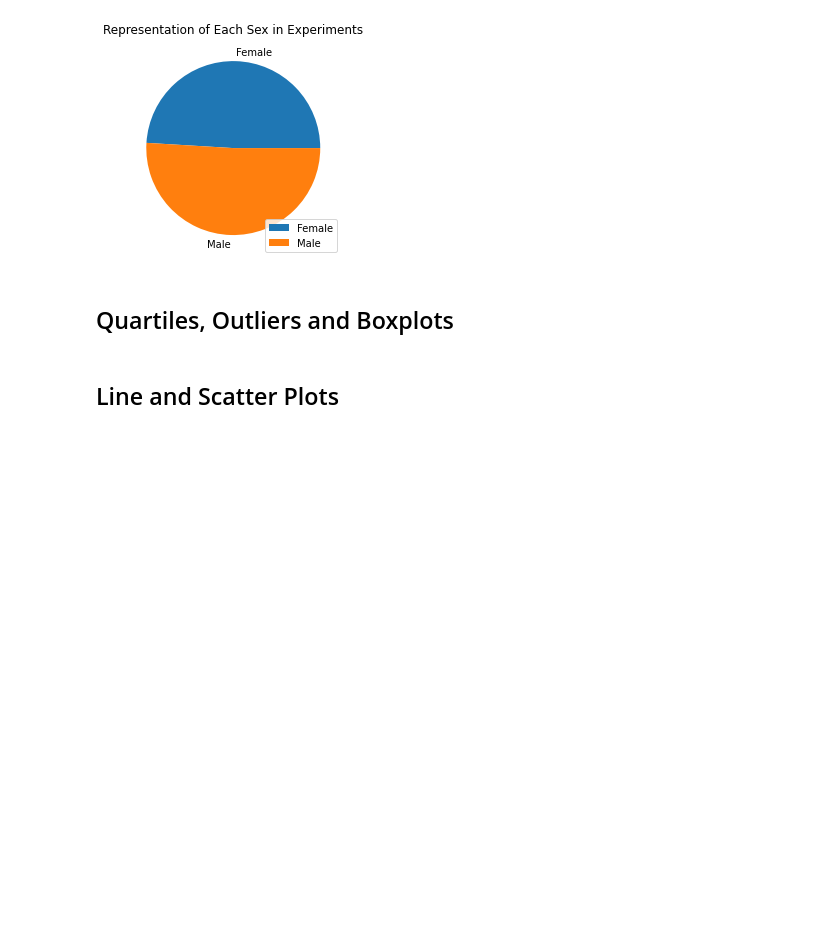
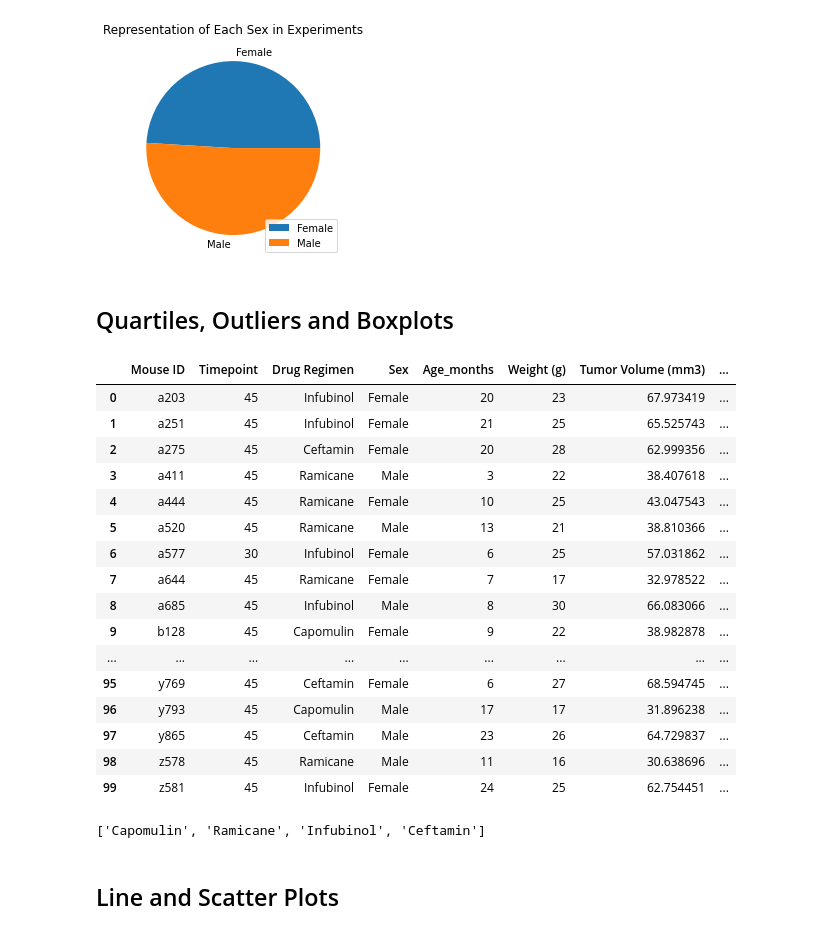
Before and after one commit to andyob715/Matplotlib-challenge, a Jupyter notebook: 05-Matplotlib/Instructions/Pymaceuticals/pymaceuticals_starter.ipynb, the cells around one changed output. Cells and saved outputs as stored; diff of their text form; code cells hidden in the pictures; blank space fills up the shorter version.

Commit message:
Got through the merge section, no idea if it's right

```diff
--- a/05-Matplotlib/Instructions/Pymaceuticals/pymaceuticals_starter.ipynb
+++ b/05-Matplotlib/Instructions/Pymaceuticals/pymaceuticals_starter.ipynb
@@ -190,14 +190,46 @@ plt.legend(loc="lower right")
 # %%
 # Calculate the final tumor volume of each mouse across four of the treatment regimens:
 # Capomulin, Ramicane, Infubinol, and Ceftamin
 
+# Create smaller df to work with
+final_vol_df = combined_df[["Mouse ID","Drug Regimen","Timepoint"]]
+
+# Filter out non-essential treatments
+final_vol_df_filt = final_vol_df[final_vol_df["Drug Regimen"].eq("Capomulin") | final_vol_df["Drug Regimen"].eq("Ramicane")|\
+                                 final_vol_df["Drug Regimen"].eq("Infubinol") | final_vol_df["Drug Regimen"].eq("Ceftamin")]
+
+# Drop treatment so the merge doesn't duplicate later (don't know another way to do this)
+final_vol_df_filt = final_vol_df_filt[["Mouse ID","Timepoint"]]
+
 # Start by getting the last (greatest) timepoint for each mouse
-
+max_mouse = final_vol_df_filt.groupby("Mouse ID")
+max_mouse.max("Timepoint")
+max_mouse_df = max_mouse.max()
 
 # Merge this group df with the original dataframe to get the tumor volume at the last timepoint
+merge_df = pd.merge(max_mouse_df, combined_df, on=("Mouse ID","Timepoint"),how="left")
+merge_df
+# %% [output]
+|  | Mouse ID | Timepoint | Drug Regimen | Sex | Age_months | Weight (g) | Tumor Volume (mm3) | ... |
+| 0 | a203 | 45 | Infubinol | Female | 20 | 23 | 67.973419 | ... |
+| 1 | a251 | 45 | Infubinol | Female | 21 | 25 | 65.525743 | ... |
+| 2 | a275 | 45 | Ceftamin | Female | 20 | 28 | 62.999356 | ... |
+| 3 | a411 | 45 | Ramicane | Male | 3 | 22 | 38.407618 | ... |
+| 4 | a444 | 45 | Ramicane | Female | 10 | 25 | 43.047543 | ... |
+| 5 | a520 | 45 | Ramicane | Male | 13 | 21 | 38.810366 | ... |
+| 6 | a577 | 30 | Infubinol | Female | 6 | 25 | 57.031862 | ... |
+| 7 | a644 | 45 | Ramicane | Female | 7 | 17 | 32.978522 | ... |
+| 8 | a685 | 45 | Infubinol | Male | 8 | 30 | 66.083066 | ... |
+| 9 | b128 | 45 | Capomulin | Female | 9 | 22 | 38.982878 | ... |
+| ... | ... | ... | ... | ... | ... | ... | ... | ... |
+| 95 | y769 | 45 | Ceftamin | Female | 6 | 27 | 68.594745 | ... |
+| 96 | y793 | 45 | Capomulin | Male | 17 | 17 | 31.896238 | ... |
+| 97 | y865 | 45 | Ceftamin | Male | 23 | 26 | 64.729837 | ... |
+| 98 | z578 | 45 | Ramicane | Male | 11 | 16 | 30.638696 | ... |
+| 99 | z581 | 45 | Infubinol | Female | 24 | 25 | 62.754451 | ... |
 # %%
 # Put treatments into a list for for loop (and later for plot labels)
-
+treatments = ["Capomulin", "Ramicane", "Infubinol","Ceftamin"]
 
 # Create empty list to fill with tumor vol data (for plotting)
 
@@ -212,6 +244,8 @@ plt.legend(loc="lower right")
 
 
     # Determine outliers using upper and lower bounds
+# %% [output]
+['Capomulin', 'Ramicane', 'Infubinol', 'Ceftamin']
 # %%
 # Generate a box plot of the final tumor volume of each mouse across four regimens of interest
 # %% [markdown]
```
